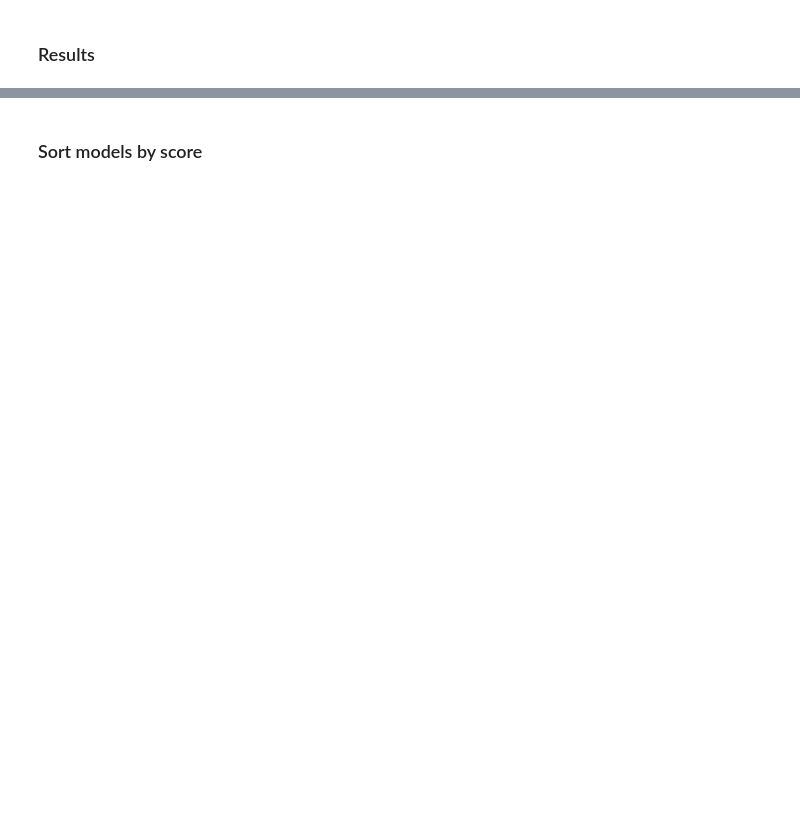
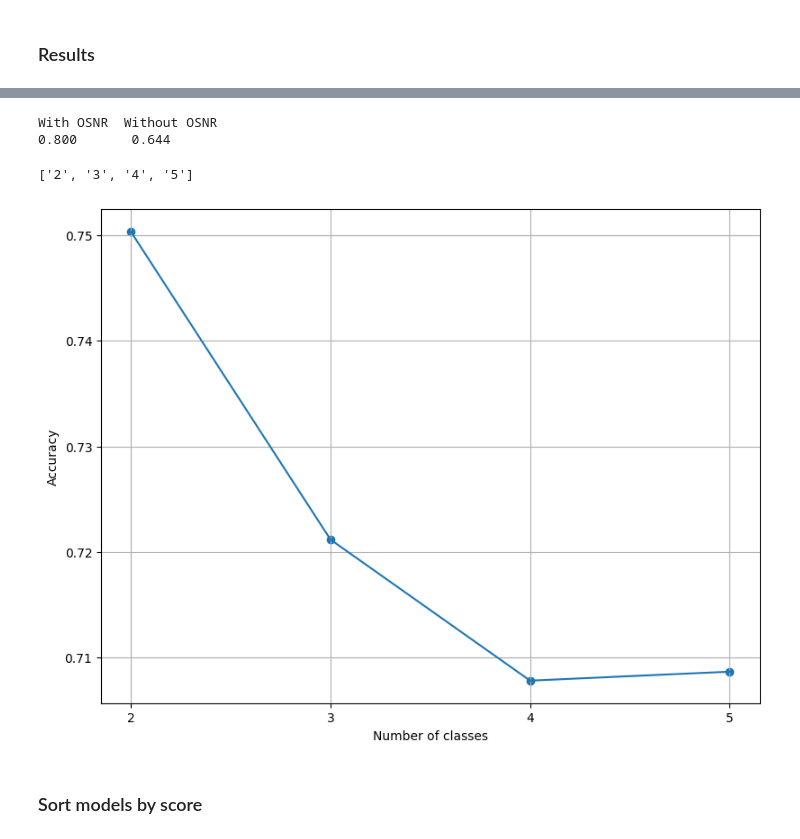
Before and after one commit to jjgranadat/Semillero_SOFA, a Jupyter notebook: ICI_Project/Codes/CountingVectors/CV_16GBd_Classification.ipynb, the cells around one changed output, grey strips where cells are left out. Cells and saved outputs as stored; diff of their text form; code cells hidden in the pictures; blank space fills up the shorter version.

```diff
--- a/ICI_Project/Codes/CountingVectors/CV_16GBd_Classification.ipynb
+++ b/ICI_Project/Codes/CountingVectors/CV_16GBd_Classification.ipynb
@@ -706,6 +722,7 @@ combinations = [
 ]
 
 hidden_layers = [item for sublist in combinations for item in sublist]
+classes_n = list(map(str, range(2, 6)))
 # %%
 try:
     cv16g_class_results = sofa.load_hdf5(f"{ROOT}/cv16g_class_results.h5")
@@ -796,17 +799,24 @@ cv16g_osnr_avg_results = [
 ]
 print(f"With OSNR  Without OSNR")
 print(f"{cv16g_osnr_avg_results[0]:.3f}       {cv16g_osnr_avg_results[1]:.3f}")
+# %% [output]
+With OSNR  Without OSNR
+0.800       0.644
 # %%
 cv16g_classes_avg_results = [
     np.mean(
         get_avg_score(
             cv16g_class_results, classes, target="classes", metric="acc", score="test"
         )
     )
-    for classes in n_classes
+    for classes in classes_n
 ]
-x = n_classes
+print(classes_n)
+x = list(map(int, classes_n))
 plot_results(x, cv16g_classes_avg_results, "Number of classes", log=False, intx=True)
+# %% [output]
+['2', '3', '4', '5']
+[figure, added]
 # %% [markdown]
 ### Sort models by score
 # %%
```
Also changed, not shown: parts of 6 cells of this notebook, 25 other files.
